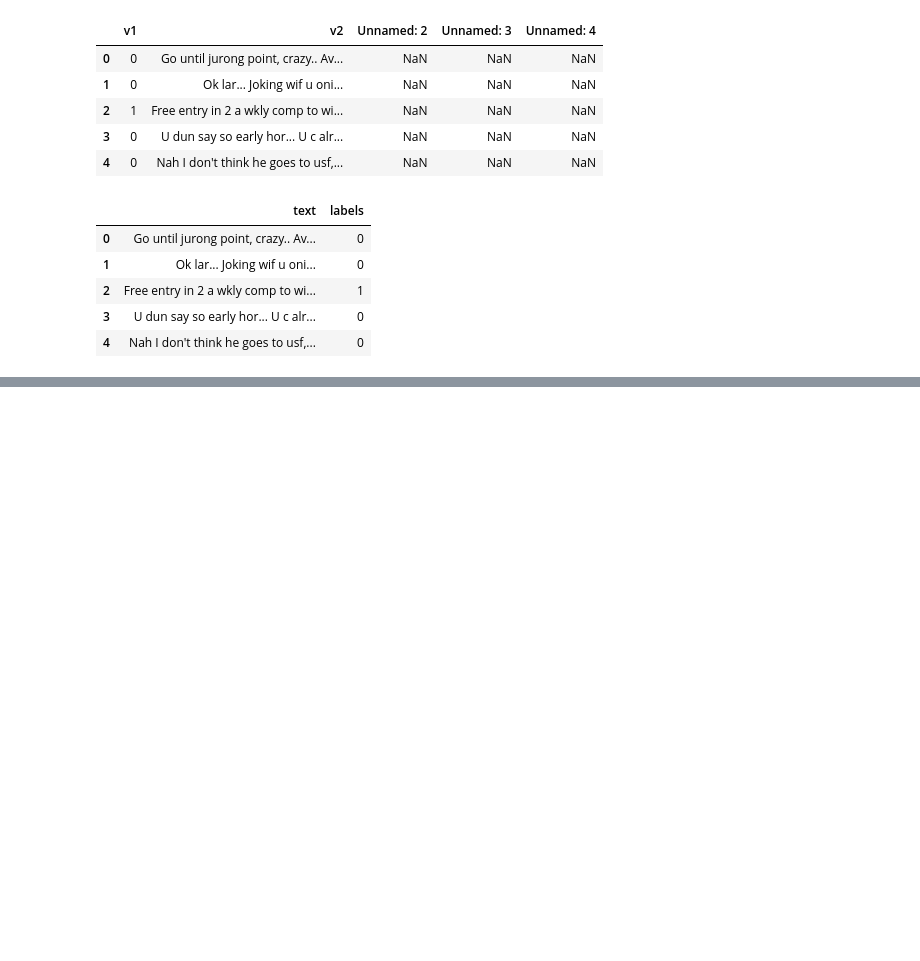
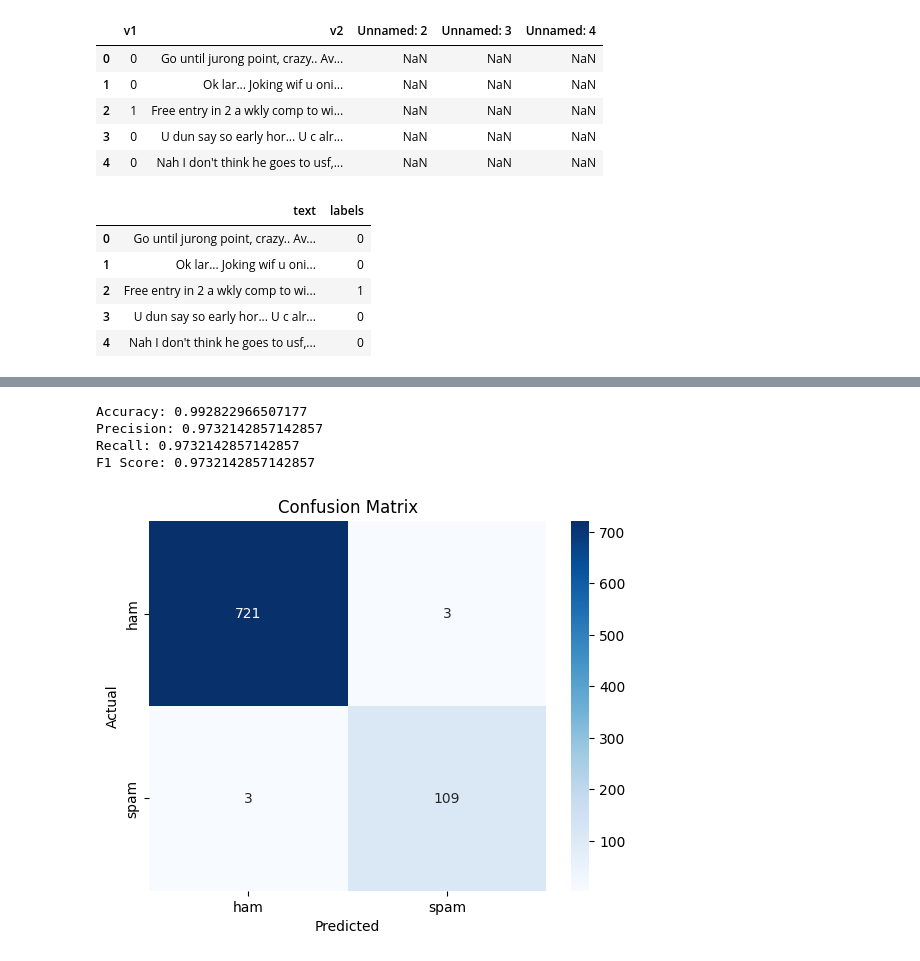
Before and after one commit to mwehdddt/ds-ai-projects, a Jupyter notebook: notebooks/006-spam/notebook006.ipynb, the cells around one changed output, grey strips where cells are left out. Cells and saved outputs as stored; diff of their text form; code cells hidden in the pictures; blank space fills up the shorter version.

Commit message:
fine tunning distilbert for spam classification

```diff
--- a/notebooks/006-spam/notebook006.ipynb
+++ b/notebooks/006-spam/notebook006.ipynb
@@ -100,20 +107,25 @@ test_dataset = SpamDataset(text_train,label_train)
+# %%
+train_dataset = SpamDataset(X_train,y_train)
+val_dataset = SpamDataset(X_val,y_val)
+test_dataset = SpamDataset(X_test,y_test)
 # %%
 training_args = TrainingArguments(
     output_dir='./results',
-    num_train_epochs=3,
-    per_device_train_batch_size=16,
+    num_train_epochs=2,
+    per_device_train_batch_size=32,
     per_device_eval_batch_size=64,
-    warmup_steps=500,
+    warmup_steps=200,
     weight_decay=0.01,
     logging_dir='./logs',
     logging_steps=10,
     eval_strategy="steps",
 )
+model.to('cuda')
 trainer = Trainer(
     model=model,
     args=training_args,
     train_dataset=train_dataset,
-    eval_dataset=test_dataset,
+    eval_dataset=val_dataset,
 )
 # %%
 trainer.train()
@@ -206,0 +170,2 @@ KeyboardInterrupt:
+# %%
+predictions = trainer.predict(test_dataset)
@@ -206,0 +174,3 @@ KeyboardInterrupt:
+# %%
+preds = np.argmax(predictions.predictions, axis=-1)
+preds
@@ -206,0 +195,30 @@ KeyboardInterrupt:
+# %%
+from sklearn.metrics import accuracy_score, precision_recall_fscore_support
+accuracy = accuracy_score(y_test, preds)
+precision, recall, f1, _ = precision_recall_fscore_support(y_test, preds, average='binary')
+
+print(f"Accuracy: {accuracy}")
+print(f"Precision: {precision}")
+print(f"Recall: {recall}")
+print(f"F1 Score: {f1}")
+# %% [output]
+Accuracy: 0.992822966507177
+Precision: 0.9732142857142857
+Recall: 0.9732142857142857
+F1 Score: 0.9732142857142857
+# %%
+from sklearn.metrics import confusion_matrix
+import seaborn as sns
+import matplotlib.pyplot as plt
+
+
+cm = confusion_matrix(y_test, preds)
+
+
+sns.heatmap(cm, annot=True, fmt='d', cmap='Blues', xticklabels=["ham", "spam"], yticklabels=["ham", "spam"])
+plt.ylabel('Actual')
+plt.xlabel('Predicted')
+plt.title('Confusion Matrix')
+plt.show()
+# %% [output]
+[figure, added]
```
Also changed, not shown: parts of 12 cells of this notebook.
